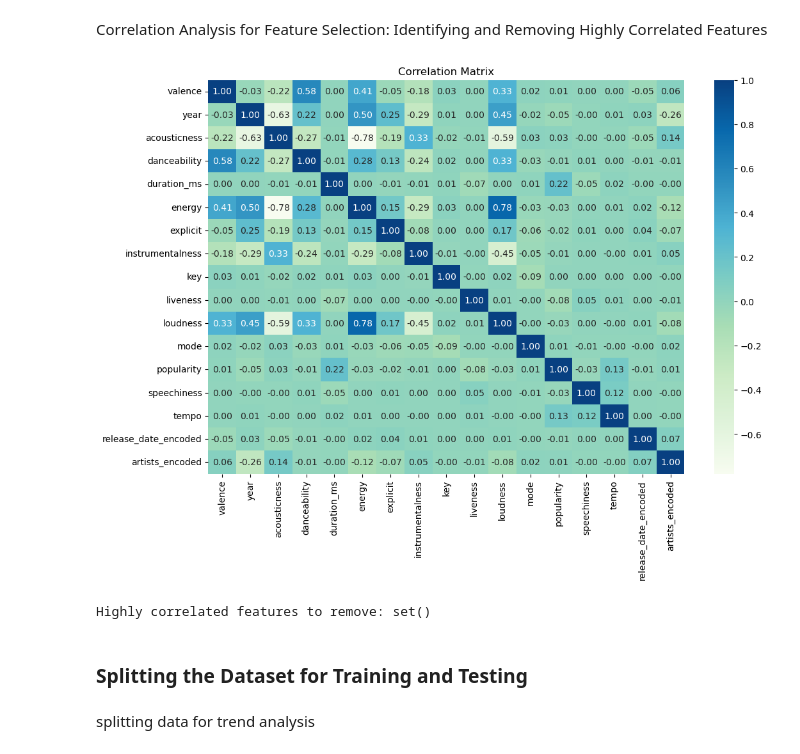
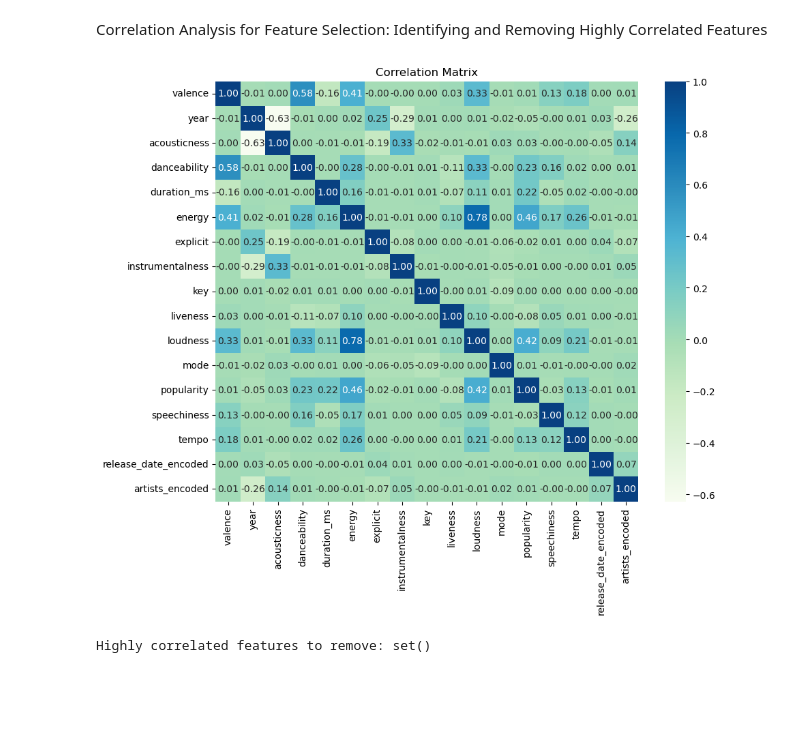
Before and after one commit to ShaharaBanuP/DSML-Project, a Jupyter notebook: DSML-PROJECT(spotify).ipynb, the cells around one changed output. Drawn from its saved outputs; the diff is of its cells as text; code cells hidden in the pictures; blank space fills up the shorter version.

```diff
--- a/DSML-PROJECT(spotify).ipynb
+++ b/DSML-PROJECT(spotify).ipynb
@@ -6,5 +83,5 @@ import seaborn as sns
 # %%
-df=pd.read_csv("spotify dataset.csv", encoding='ISO-8859-1', low_memory=False)
+df=pd.read_csv("C:\\Users\\haris\\Downloads\\spotify dataset.csv", encoding='ISO-8859-1', low_memory=False)
 # %%
 df.head()
 # %% [output]
@@ -257,14 +333,11 @@ After examining the distributions of features, it’s clear that these variables
 # %%
 from sklearn.preprocessing import MinMaxScaler
 
+
+columns_to_scale =['danceability','duration_ms','energy','valence','liveness','loudness','popularity','speechiness','tempo']
 scaler = MinMaxScaler()
 
-columns_to_scale =['tempo','duration_ms', 'speechiness', 'liveness', 'popularity']
 scaled_data = scaler.fit_transform(df[columns_to_scale])
-
-scaled_df = pd.DataFrame(scaled_data, columns=columns_to_scale)
-# Replace original columns with scaled values
-df[columns_to_scale] = scaled_df
 # %%
 df.shape
 # %% [output]
@@ -276,15 +349,15 @@ Correlation Analysis for Feature Selection: Identifying and Removing Highly Corr
 # %%
 # Select only numeric columns for the correlation matrix
 numeric_df = df.select_dtypes(include=['number', 'float64', 'int64'])
 
 correlation_matrix = numeric_df.corr()
 
-plt.figure(figsize=(12, 8))
+plt.figure(figsize=(10, 8))
 sns.heatmap(correlation_matrix, annot=True, cmap='GnBu', fmt='.2f')
 plt.title("Correlation Matrix")
 plt.show()
 # %% [output]
-[figure, old version]
+[figure, new version]
 # %%
 # Identify pairs of highly correlated features
 highly_correlated_features = set()
@@ -297,7 +370,3 @@ for i in range(len(correlation_matrix.columns)):
 print("Highly correlated features to remove:", highly_correlated_features)
 # %% [output]
 Highly correlated features to remove: set()
-# %% [markdown]
-### Splitting the Dataset for Training and Testing
-# %% [markdown]
-splitting data for trend analysis
```
Also changed, not shown: parts of 54 cells of this notebook.
